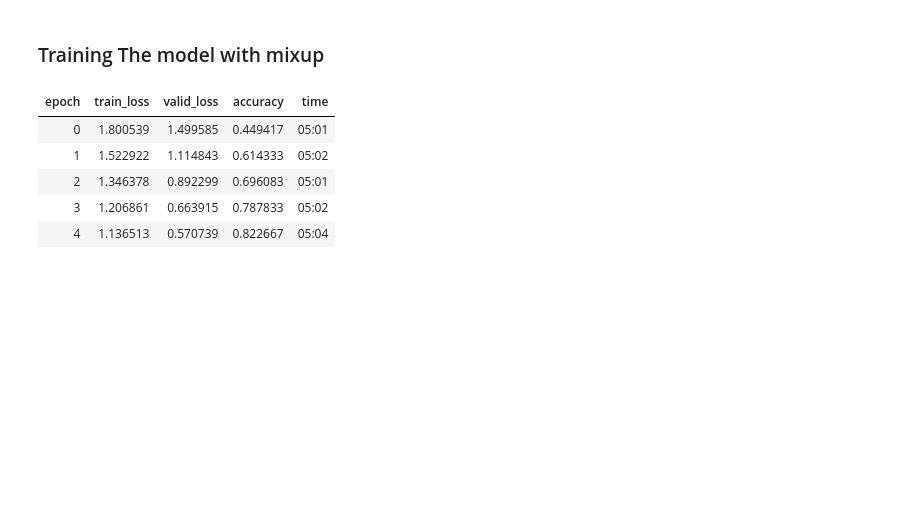
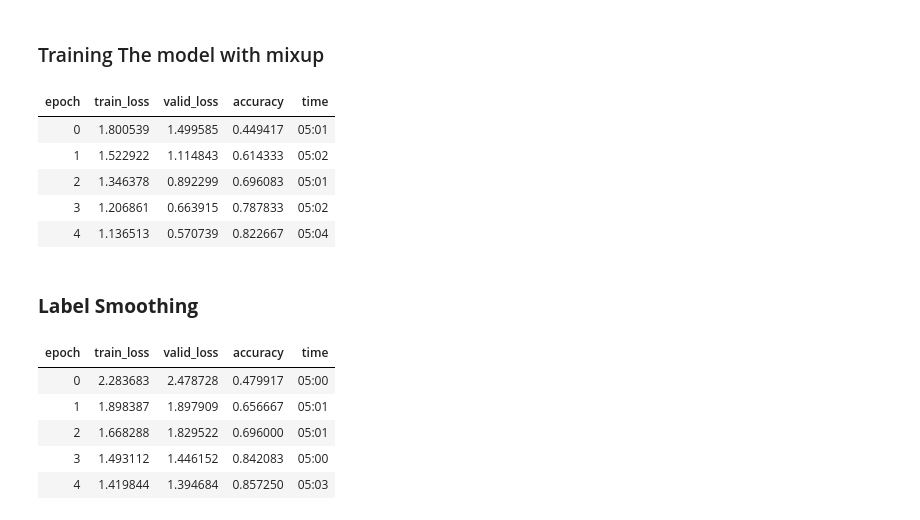
Before and after one commit to ashaaher/Emerging-Technologies, a Jupyter notebook: Assignment 2/Assignment_2_Part_2/C_FastAI.ipynb, the cells around one changed output. Drawn from its saved outputs; the diff is of its cells as text; code cells hidden in the pictures; blank space fills up the shorter version.

```diff
--- a/Assignment 2/Assignment_2_Part_2/C_FastAI.ipynb
+++ b/Assignment 2/Assignment_2_Part_2/C_FastAI.ipynb
@@ -204,3 +208,17 @@ learn.fit_one_cycle(5, 3e-3)
 | 2 | 1.346378 | 0.892299 | 0.696083 | 05:01 |
 | 3 | 1.206861 | 0.663915 | 0.787833 | 05:02 |
 | 4 | 1.136513 | 0.570739 | 0.822667 | 05:04 |
+# %% [markdown]
+### **Label Smoothing**
+# %%
+model = xresnet50()
+learn = Learner(dls, model, loss_func=LabelSmoothingCrossEntropy(),
+                metrics=accuracy)
+learn.fit_one_cycle(5, 3e-3)
+# %% [output]
+| epoch | train_loss | valid_loss | accuracy | time |
+| 0 | 2.283683 | 2.478728 | 0.479917 | 05:00 |
+| 1 | 1.898387 | 1.897909 | 0.656667 | 05:01 |
+| 2 | 1.668288 | 1.829522 | 0.696000 | 05:01 |
+| 3 | 1.493112 | 1.446152 | 0.842083 | 05:00 |
+| 4 | 1.419844 | 1.394684 | 0.857250 | 05:03 |
```
Also changed, not shown: parts of 1 cell of this notebook.
